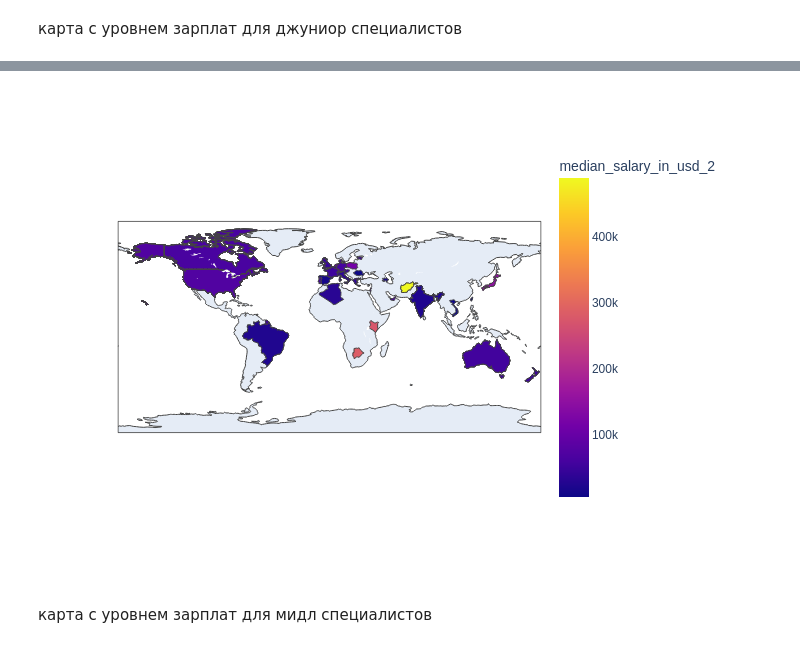
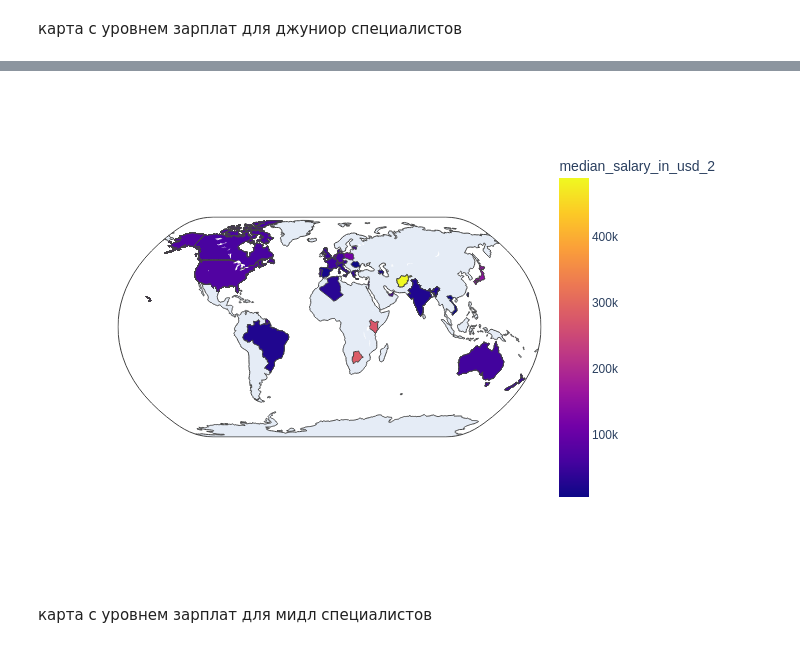
Before and after one commit to Belka258/DSIS_summer_hw, a Jupyter notebook: CyberSecuritySalaries.ipynb, the cells around one changed output, grey strips where cells are left out. Saved outputs shown, nothing was run; the diff lists cells and outputs as text; code cells hidden in the pictures.

```diff
--- a/CyberSecuritySalaries.ipynb
+++ b/CyberSecuritySalaries.ipynb
@@ -444,18 +439,19 @@ data['median_salary_in_usd_2'] = data.groupby(['company_location_alpha3', 'exper
 # %%
 import plotly.express as px
 
 fig = px.choropleth(data[data['experience_level']=='EN'], locations="company_location_alpha3",
                     color="median_salary_in_usd_2",
                     hover_name="company_location_alpha3",
+                    projection='natural earth',
                     color_continuous_scale=px.colors.sequential.Plasma)
 fig.show()
 
 from IPython.display import Image
 pio.write_image(fig, 'choropleth_1.png')
 Image(filename = 'choropleth_1.png')
 # %% [output]
 [interactive output not drawn]
-[figure, old version]
+[figure, new version]
 # %% [markdown]
 карта с уровнем зарплат для мидл специалистов
 # %%
```
Also changed, not shown: parts of 4 cells of this notebook.
